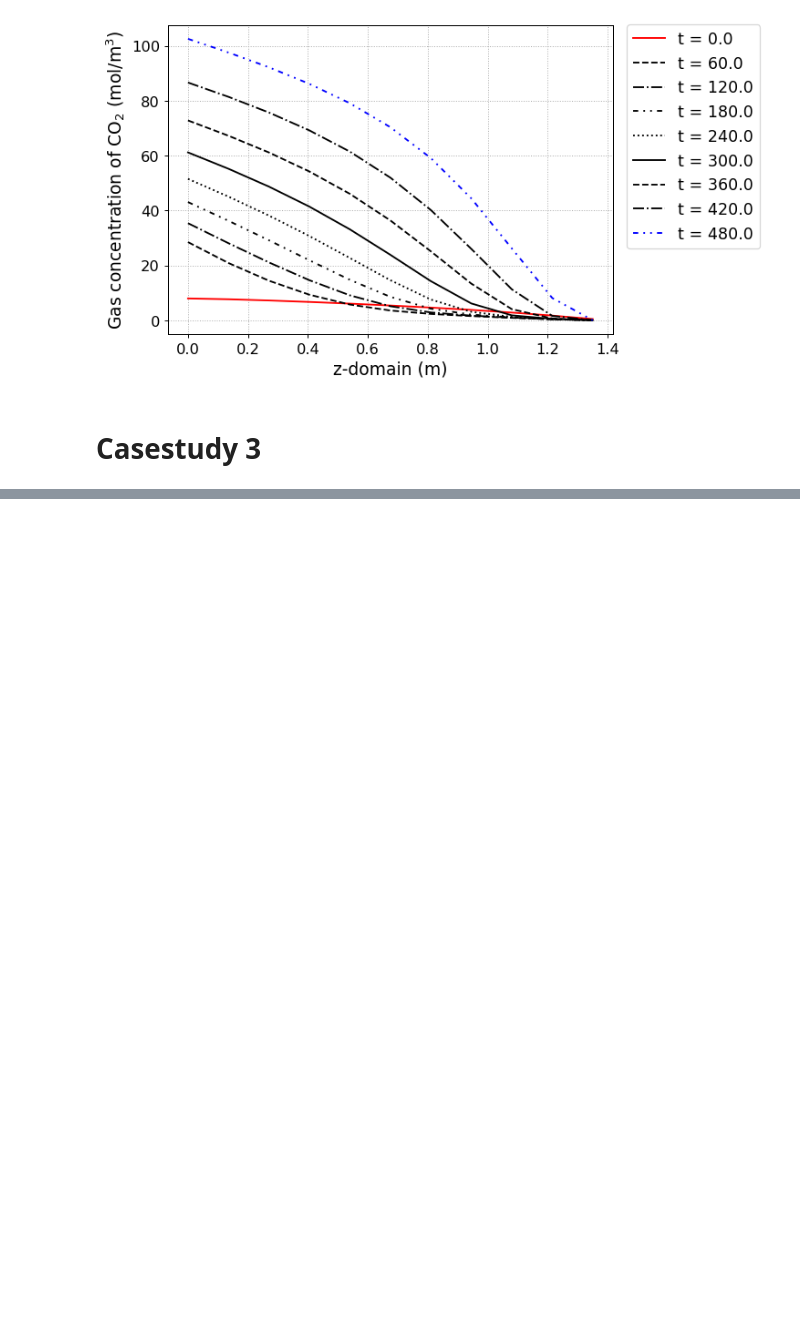
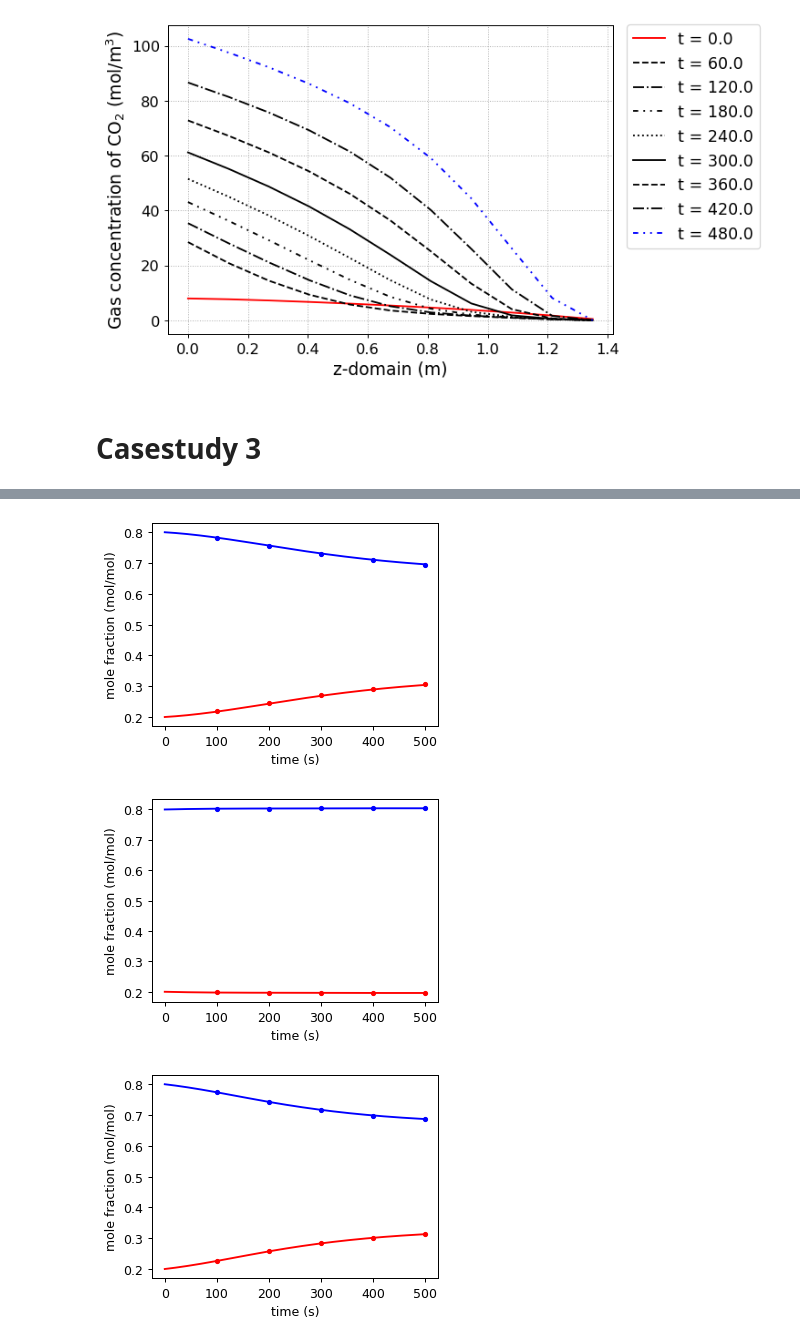
Before and after one commit to NahyeonAn/pyAPEP, a Jupyter notebook: Usage & casestudies/2. Casestudies.ipynb, the cells around one changed output, grey strips where cells are left out. Drawn from its saved outputs; the diff is of its cells as text; code cells hidden in the pictures; blank space fills up the shorter version.

```diff
--- a/Usage & casestudies/2. Casestudies.ipynb
+++ b/Usage & casestudies/2. Casestudies.ipynb
@@ -567,0 +649,24 @@ array([5.53, 0.32, 13,
+# %%
+from scipy.interpolate import interp1d
+
+for i in range(len(pred)):
+    pred_tmp = np.insert(pred[i,:], 0, 0.2)
+    bt_crv = interp1d(np.arange(0, 600, 100), pred_tmp, kind = 'cubic' )
+
+    t_dom = np.arange(0, 500)
+    fn_pred = bt_crv(t_dom)
+
+    if i%100 == 0:
+        plt.figure(dpi=90, figsize=(4,3))
+        plt.plot(t_dom, fn_pred, 'r')
+        plt.plot(t_dom, 1-fn_pred, 'b')
+        plt.scatter(np.arange(100, 600, 100), y_test.iloc[i,:], s=10, c='r', label='Actual')
+        plt.scatter(np.arange(100, 600, 100), 1-y_test.iloc[i,:], s=10, c='b', label='Actual')
+        plt.xlabel('time (s)')
+        plt.ylabel('mole fraction (mol/mol)')
+        plt.tight_layout()
+        plt.show()
+# %% [output]
+[figure, added]
+[figure, added]
+[figure, added]
```
Also changed, not shown: parts of 13 cells of this notebook, 3 other files.
